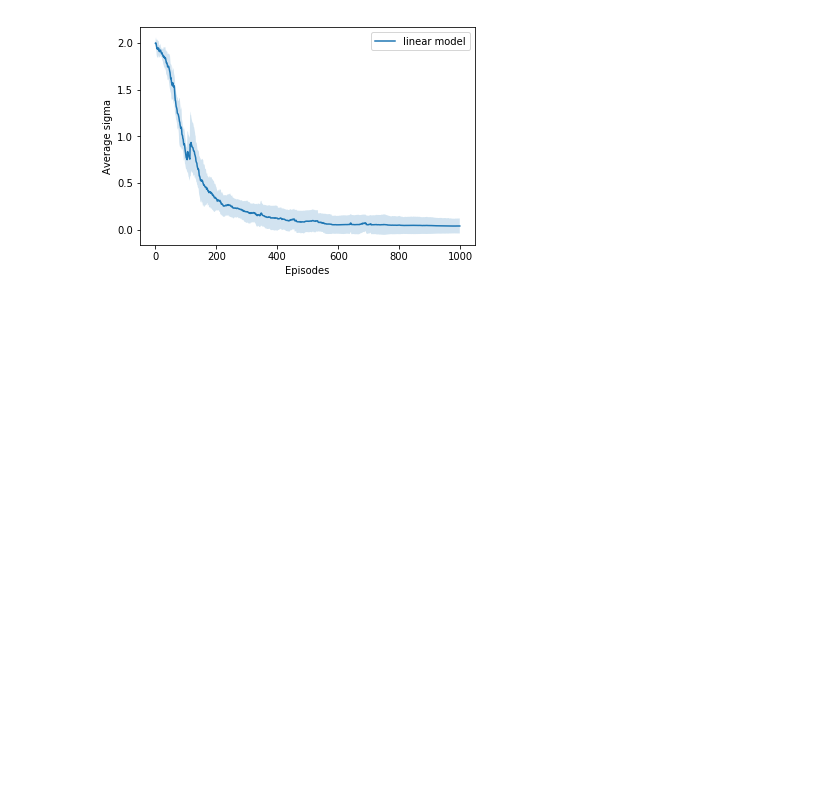
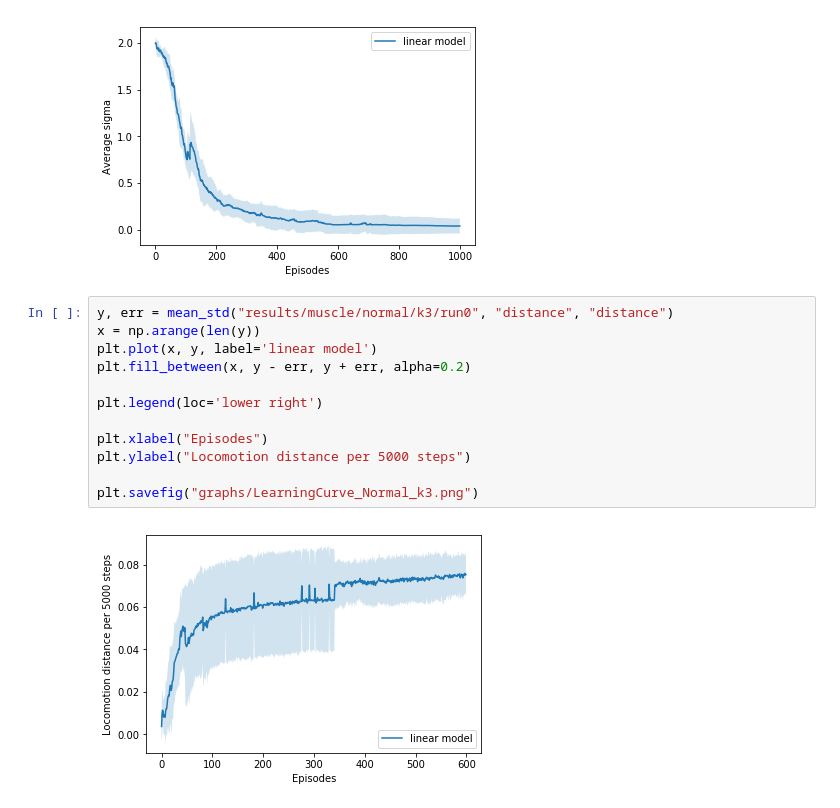
Before and after one commit to KawaharaLab/CaterpillarIROS2018, a Jupyter notebook: gripping/Learning Curve.ipynb, the cells around one changed output. Drawn from its saved outputs; the diff is of its cells as text; blank space fills up the shorter version.

Commit message:
Add graphs

```diff
--- a/gripping/Learning Curve.ipynb
+++ b/gripping/Learning Curve.ipynb
@@ -198,3 +198,17 @@ plt.ylabel("Average sigma")
 plt.savefig("graphs/SigmaCurve_NNTension.png")
 # %% [output]
 [figure]
+# %%
+y, err = mean_std("results/muscle/normal/k3/run0", "distance", "distance")
+x = np.arange(len(y))
+plt.plot(x, y, label='linear model')
+plt.fill_between(x, y - err, y + err, alpha=0.2)
+
+plt.legend(loc='lower right')
+
+plt.xlabel("Episodes")
+plt.ylabel("Locomotion distance per 5000 steps")
+
+plt.savefig("graphs/LearningCurve_Normal_k3.png")
+# %% [output]
+[figure, added]
```
Also changed, not shown: parts of 8 cells of this notebook, 9 other files.
